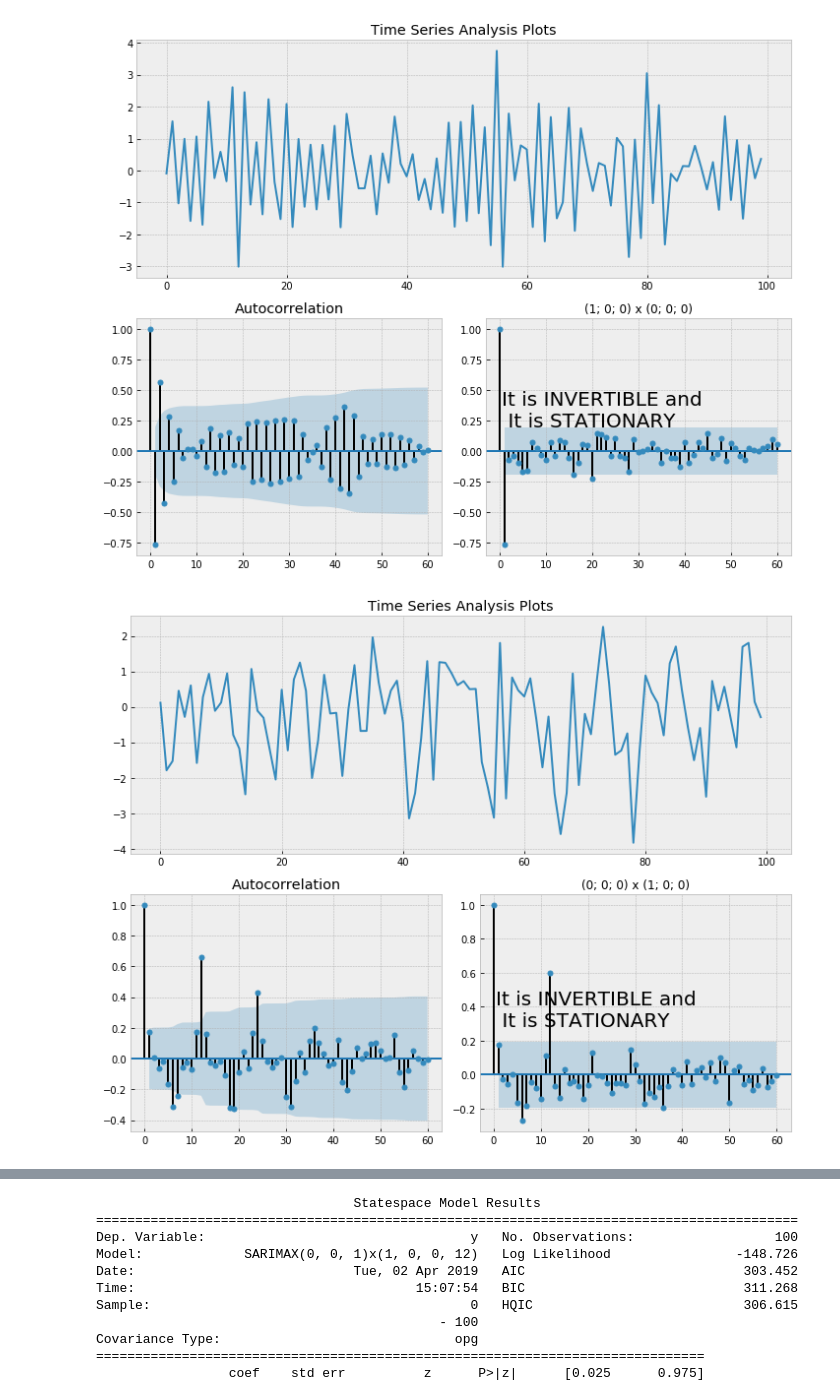
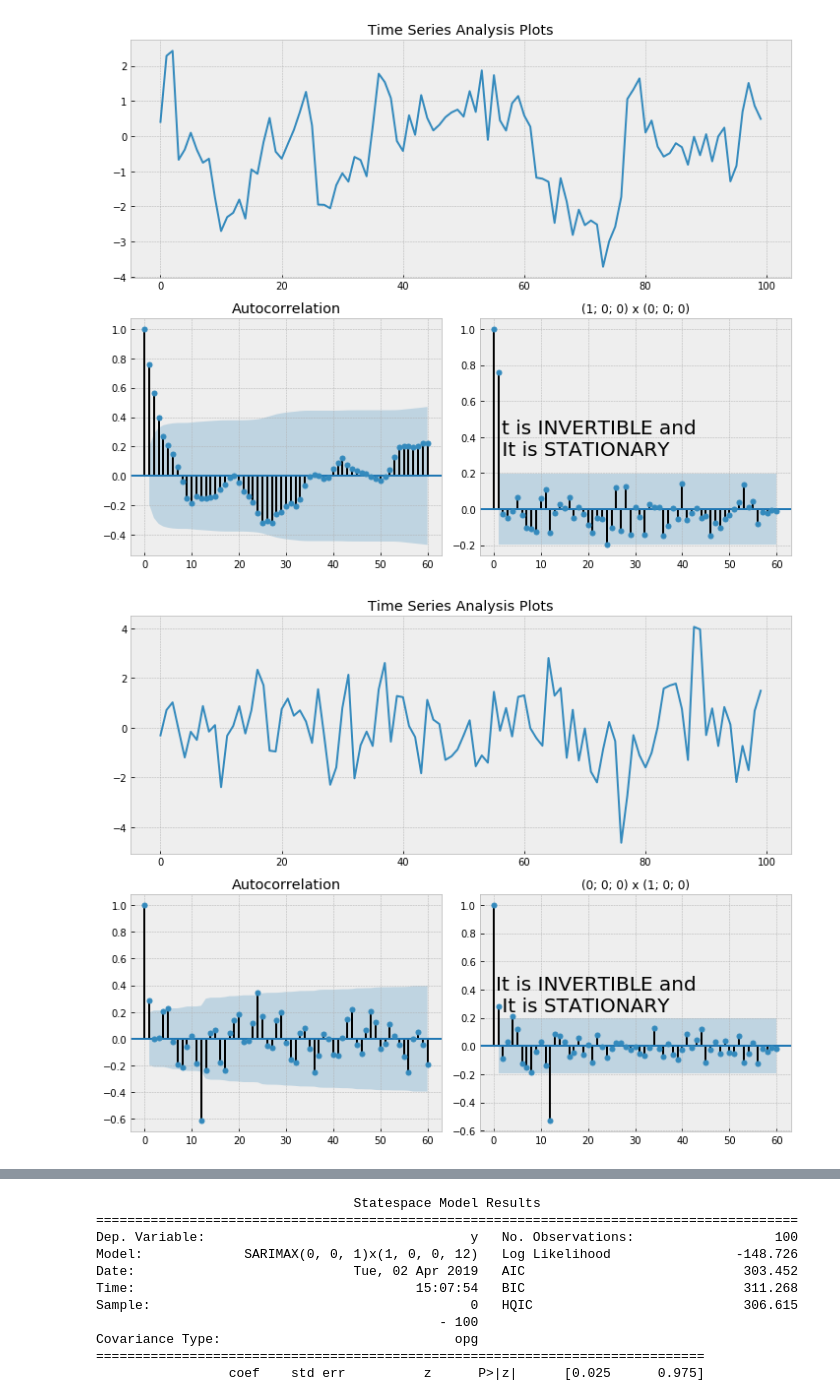
Before and after one commit to eyyupoglu/time-series-2, a Jupyter notebook: Question 2.3.ipynb, the cells around one changed output, grey strips where cells are left out. Saved outputs shown, nothing was run; the diff lists cells and outputs as text; code cells hidden in the pictures.

```diff
--- a/Question 2.3.ipynb
+++ b/Question 2.3.ipynb
@@ -24,10 +24,26 @@ models_text = ['(1; 0; 0) x (0; 0; 0)', '(0; 0; 0) x (1; 0; 0)',
                '(1; 0; 0) x (0; 0; 1)', '(1; 0; 0) x (1; 0; 0)',
                '(2; 0; 0) x (1; 0; 0)', '(0; 0; 1) x (0; 0; 1)']
 
-ar_list = [np.array([ -0.8, 0, 0, 0, 0, 0, 0, 0, 0, 0, 0, 0]) , np.array([  0, 0, 0, 0, 0, 0, 0, 0, 0, 0, 0, 0.85]) ,
+ar_list = [np.array([  0.8, 0, 0, 0, 0, 0, 0, 0, 0, 0, 0, 0]) , np.array([  0, 0, 0, 0, 0, 0, 0, 0, 0, 0, 0, -0.85]) ,
            np.array([  0.7, 0, 0, 0, 0, 0, 0, 0, 0, 0, 0, 0]) ,   np.array([  -0.8, 0, 0, 0, 0, 0, 0, 0, 0, 0, 0, 0.7, 0.56]) ,
-           np.array([  0, 0.5, 0, 0, 0, 0, 0, 0, 0, 0, 0, 0.9, -0.54, -0.45]) , np.array([  0, 0, 0, 0, 0, 0, 0, 0, 0, 0, 0, 0]) ]
+           np.array([  0.6, 0.5, 0, 0, 0, 0, 0, 0, 0, 0, 0, 0.9, -0.54, -0.45]) , np.array([  0, 0, 0, 0, 0, 0, 0, 0, 0, 0, 0, 0]) ]
 
 ma_list = [np.array([ 0, 0, 0, 0, 0, 0, 0, 0, 0, 0, 0, 0]) ,  np.array([ 0, 0, 0, 0, 0, 0, 0, 0, 0, 0, 0, 0]) ,
            np.array([ 0, 0, 0, 0, 0, 0, 0, 0, 0, 0, 0, 0.8]) ,  np.array([ 0, 0, 0, 0, 0, 0, 0, 0, 0, 0, 0, 0]) ,
            np.array([ 0, 0, 0, 0, 0, 0, 0, 0, 0, 0, 0, 0]) ,  np.array([ 0.9, 0, 0, 0, 0, 0, 0, 0, 0, 0, 0, -0.7, -0.63]) ]
+# %%
+from statsmodels.tsa.arima_process import ArmaProcess
+ar = np.array([  1, -0.6, -0.5, 0, 0, 0, 0, 0, 0, 0, 0, 0, -0.9, 0.54, 0.45])
+ma = np.array([  1 ])
+AR_object1 = ArmaProcess(ar, ma)
+sim1 = AR_object1.generate_sample(nsample=1000)
+
+tsplot(sim1,lags=60);
+plt.title(title)
+text = isInvertible(ma) + ' and \n ' + isStationary(ar)
+plt.text(0.5, 0.5,text,
+ horizontalalignment='left',
+ verticalalignment='top',
+        fontsize=20)
+plt.savefig('report/'+ str(i+1) + title + '.png')
+plt.show()
@@ -34,18 +52,18 @@ ma_list = [np.array([ 0, 0, 0, 0, 0, 0, 0, 0, 0, 0, 0, 0]) ,  np.array([ 0, 0, 0
 # %%
 nSample = 100
 dParam = 0
-
+sigma = 1 #gaussian normal
 for ar, ma, title, i in zip(ar_list, ma_list, models_text, range(len(models_text))):
-    sim1 = simArima(ar = ar, d = dParam, ma = ma, n = nSample)
+    sim1 = simArima(ar = ar, d = dParam, ma = ma, n = nSample, sigma=sigma)
     tsplot(sim1,lags=60);
     plt.title(title)
     text = isInvertible(ma) + ' and \n ' + isStationary(ar)
     plt.text(0.5, 0.5,text,
      horizontalalignment='left',
      verticalalignment='top',
             fontsize=20)
     plt.savefig('report/'+ str(i+1) + title + '.png')
     plt.show()
 # %% [output]
-[figure, old version]
+[figure, new version]
-[figure, old version]
+[figure, new version]
```
Also changed, not shown: parts of 2 cells of this notebook, 3 other files.
